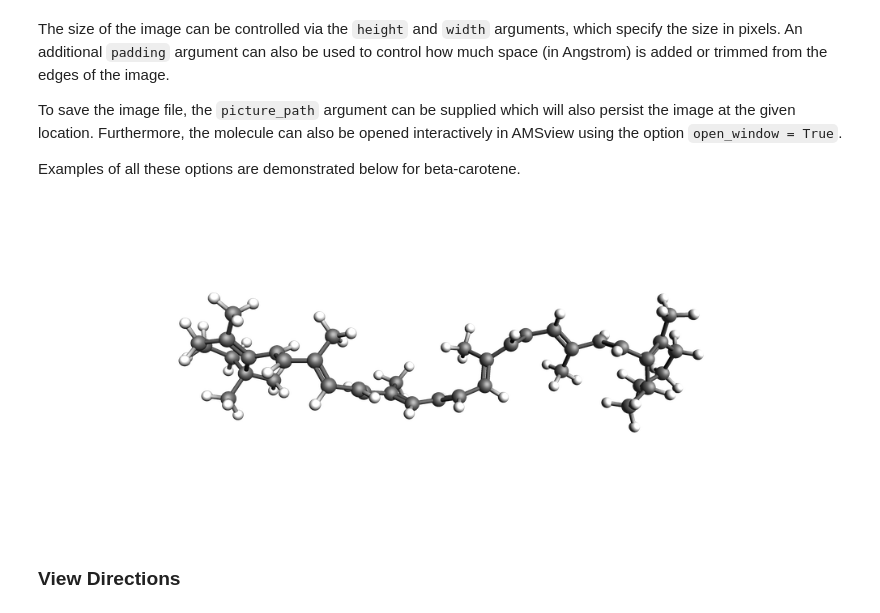
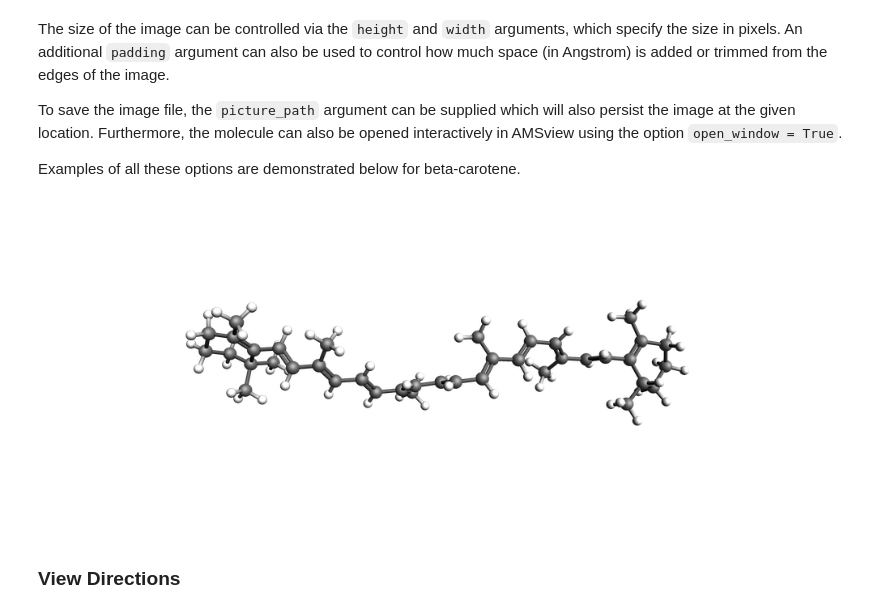
Before and after one commit to SCM-NV/PLAMS, a Jupyter notebook: examples/Visualization/visualization.ipynb, the cells around one changed output. Cells and saved outputs as stored; diff of their text form; code cells hidden in the pictures.

```diff
--- a/examples/Visualization/visualization.ipynb
+++ b/examples/Visualization/visualization.ipynb
@@ -20,18 +20,20 @@ To save the image file, the `picture_path` argument can be supplied which will a
 
 Examples of all these options are demonstrated below for beta-carotene.
 # %%
-beta_carotene = plams.from_smiles("CC1CCC/C(C)=C1/C=C/C(C)=C/C=C/C(C)=C/C=C/C=C(C)/C=C/C=C(C)/C=C/C2=C(C)/CCCC2(C)C")
+beta_carotene = plams.from_smiles(
+    "CC1CCC/C(C)=C1/C=C/C(C)=C/C=C/C(C)=C/C=C/C=C(C)/C=C/C=C(C)/C=C/C2=C(C)/CCCC2(C)C", forcefield="uff"
+)
 
 plams.view(
     beta_carotene,
     width=1000,
     height=400,
     padding=-7,
     picture_path="beta-carotene.png",
     open_window=True,
 )
 # %% [output]
-[figure, old version]
+[figure, new version]
 # %% [markdown]
 ### View Directions
 # %% [markdown]
```
Also changed, not shown: parts of 10 cells of this notebook, 13 other files.
